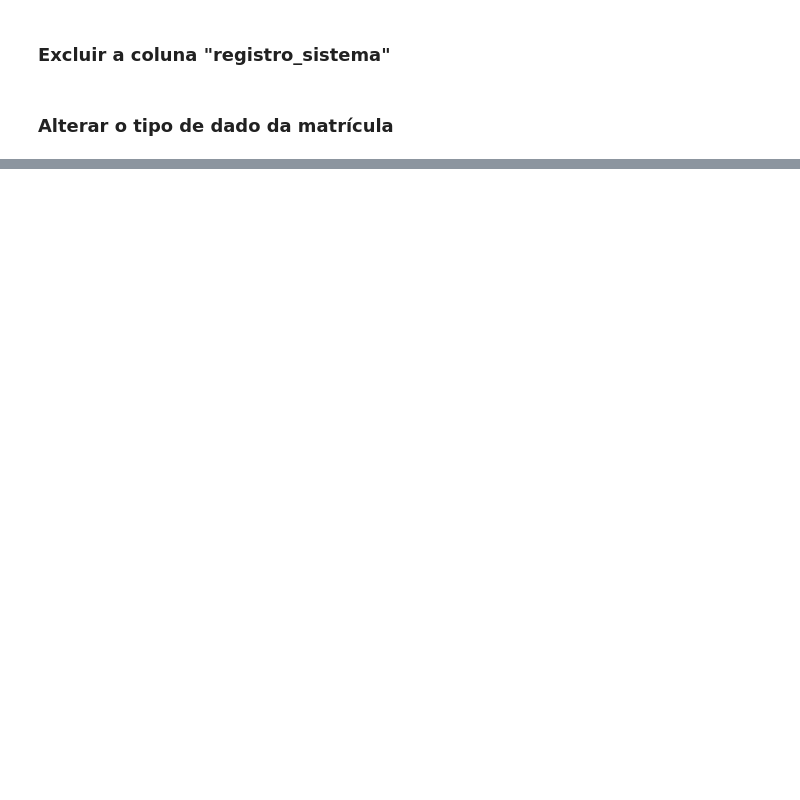
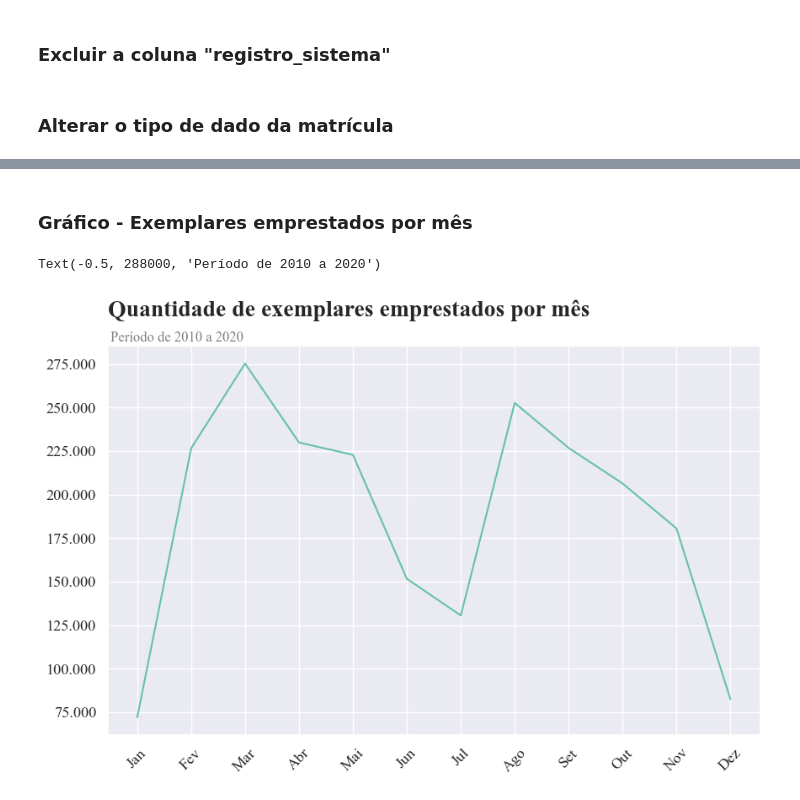
Before and after one commit to giuliacaxi/7DaysOfCode---Python-Pandas, a Jupyter notebook: Analise/data.ipynb, the cells around one changed output, grey strips where cells are left out. Drawn from its saved outputs; the diff is of its cells as text; code cells hidden in the pictures; blank space fills up the shorter version.

```diff
--- a/Analise/data.ipynb
+++ b/Analise/data.ipynb
@@ -187,0 +287,4 @@ emprestimos_biblioteca['matricula_ou_siape'] = emprestimos_biblioteca['matricula
+# %%
+emprestimos_mes = emprestimos_data.groupby(by=emprestimos_data.Data.dt.month).size().reset_index(name='Quantidade')
+emprestimos_mes.columns = ['Mês', 'Quantidade']
+emprestimos_mes
@@ -187,0 +305,13 @@ emprestimos_biblioteca['matricula_ou_siape'] = emprestimos_biblioteca['matricula
+# %%
+mes ={1: 'Jan',
+      2: 'Fev',
+      3: 'Mar',
+      4: 'Abr',
+      5: 'Mai',
+      6: 'Jun',
+      7: 'Jul',
+      8: 'Ago',
+      9: 'Set',
+      10: 'Out',
+      11: 'Nov',
+      12: 'Dez'}
@@ -187,0 +334,3 @@ emprestimos_biblioteca['matricula_ou_siape'] = emprestimos_biblioteca['matricula
+# %%
+emprestimos_mes['Mês'] = emprestimos_mes['Mês'].map(mes)
+emprestimos_mes
@@ -187,0 +351,12 @@ emprestimos_biblioteca['matricula_ou_siape'] = emprestimos_biblioteca['matricula
+# %% [markdown]
+### Gráfico - Exemplares emprestados por mês
+# %%
+ax =  sns.lineplot(data=emprestimos_mes, x='Mês', y='Quantidade')
+ax.set(xlabel=None, ylabel=None)
+ax.tick_params(axis='x', rotation=45)
+ax.yaxis.set_major_formatter(ticker.FuncFormatter(lambda x, p: format(int(x), ',').replace(',', '.')))
+ax.set_title('Quantidade de exemplares emprestados por mês'+"\n",size=20,loc='left',weight='bold')
+ax.text(s='Período de 2010 a 2020',x=-0.5,y=288000,fontsize=12, ha='left',color='gray')
+# %% [output]
+Text(-0.5, 288000, 'Período de 2010 a 2020')
+[figure, added]
```
Also changed, not shown: parts of 67 cells of this notebook, 1 other file.
